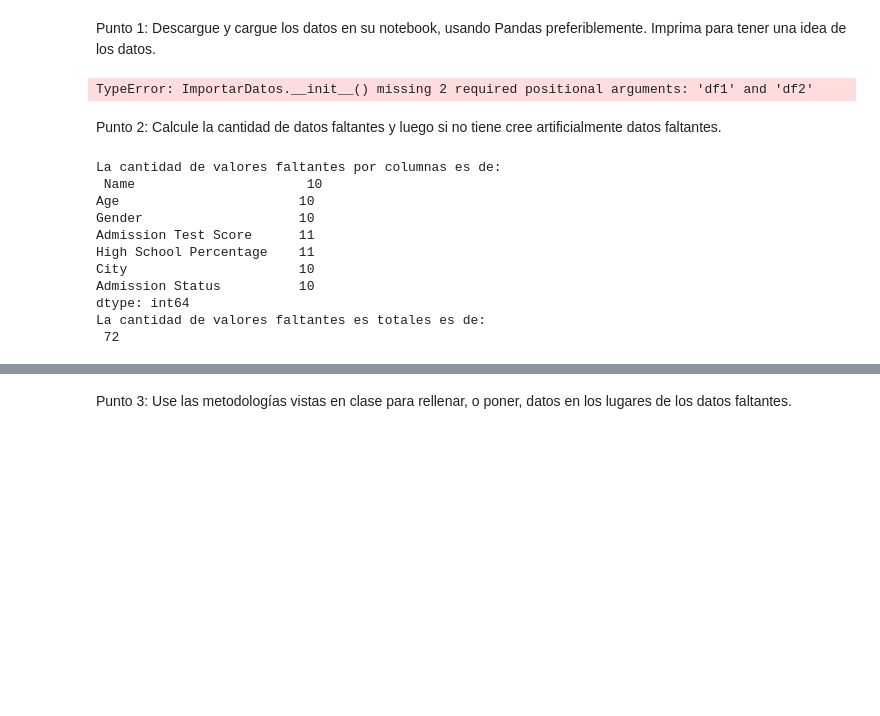
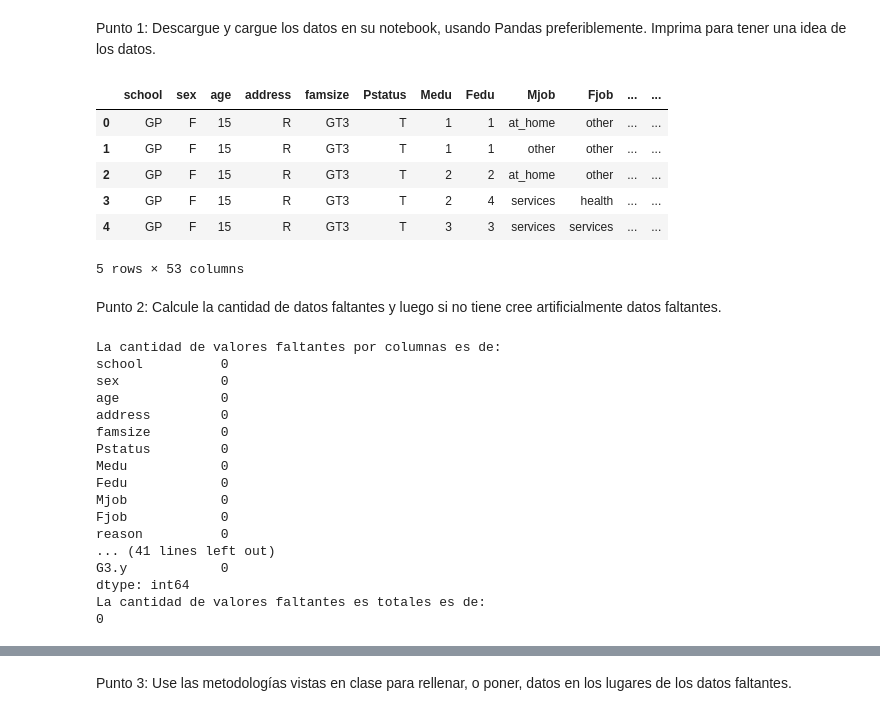
Before and after one commit to TheMaorba/DataMining, a Jupyter notebook: Tarea2/Tarea2.ipynb, the cells around one changed output, grey strips where cells are left out. Drawn from its saved outputs; the diff is of its cells as text; code cells hidden in the pictures; blank space fills up the shorter version.

```diff
--- a/Tarea2/Tarea2.ipynb
+++ b/Tarea2/Tarea2.ipynb
@@ -20,32 +22,35 @@ SyntaxError: invalid syntax (respuestas.py, line 7)
 # %% [markdown]
 Punto 1: Descargue y cargue los datos en su notebook, usando Pandas preferiblemente. Imprima para tener una idea de los datos.
 # %%
-import importacion as imp
-
-datos = imp.ImportarDatos()
-datos.importar(
-    ruta1=r"D:\Documentos\Especialidad\DataMining\Tarea2\Dataset\student-mat.csv",
-    ruta2=r"D:\Documentos\Especialidad\DataMining\Tarea2\Dataset\student-por.csv"
-)
-
-print("Resultados:")
-print(datos.df1.shape)  # (395, 33)
-print(datos.df2.shape)  # (649, 33)
+df1 = pd.read_csv("D:\Documentos\Especialidad\DataMining\Tarea2\Dataset\estudiantes.csv")
+df1.head(5)
 # %% [output]
+|  | school | sex | age | address | famsize | Pstatus | Medu | Fedu | Mjob | Fjob | ... | ... |
+| 0 | GP | F | 15 | R | GT3 | T | 1 | 1 | at_home | other | ... | ... |
+| 1 | GP | F | 15 | R | GT3 | T | 1 | 1 | other | other | ... | ... |
+| 2 | GP | F | 15 | R | GT3 | T | 2 | 2 | at_home | other | ... | ... |
+| 3 | GP | F | 15 | R | GT3 | T | 2 | 4 | services | health | ... | ... |
+| 4 | GP | F | 15 | R | GT3 | T | 3 | 3 | services | services | ... | ... |
-TypeError: ImportarDatos.__init__() missing 2 required positional arguments: 'df1' and 'df2'
+5 rows × 53 columns
 # %% [markdown]
 Punto 2: Calcule la cantidad de datos faltantes y luego si no tiene cree artificialmente datos faltantes.
 # %%
 rp.punto2(df1)
 # %% [output]
 La cantidad de valores faltantes por columnas es de:
- Name                      10
-Age                       10
-Gender                    10
-Admission Test Score      11
-High School Percentage    11
-City                      10
-Admission Status          10
+school          0
+sex             0
+age             0
+address         0
+famsize         0
+Pstatus         0
+Medu            0
+Fedu            0
+Mjob            0
+Fjob            0
+reason          0
+... (41 lines left out)
+G3.y            0
 dtype: int64
 La cantidad de valores faltantes es totales es de:
- 72
+0
```
Also changed, not shown: parts of 7 cells of this notebook, 9 other files.
